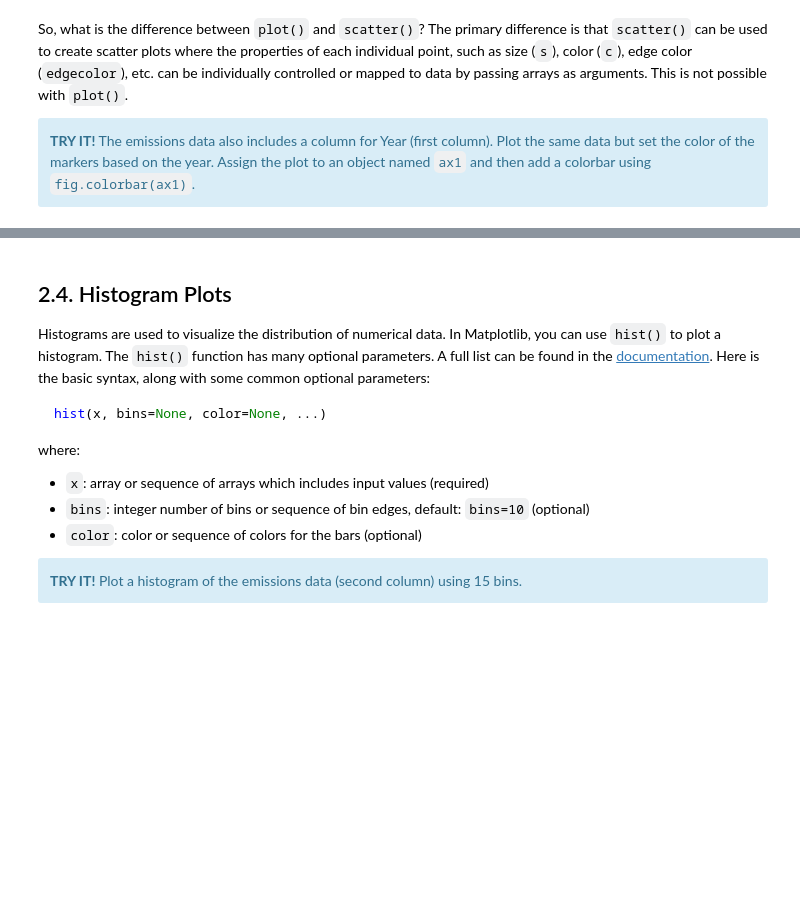
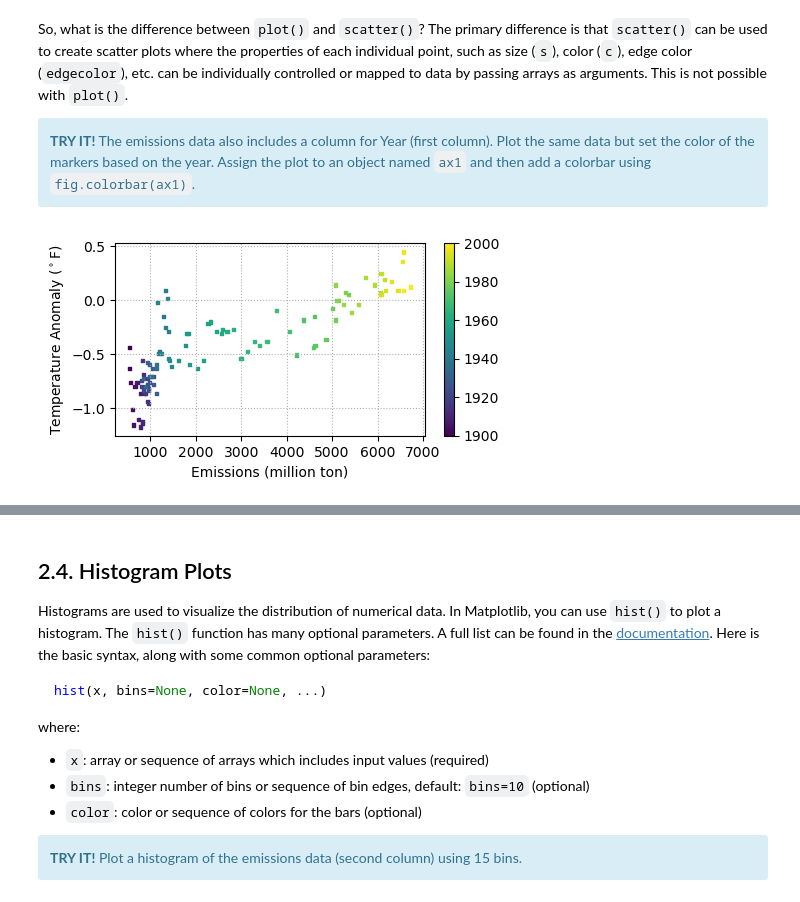
Before and after one commit to engin-7/e7-materials-fa25, a Jupyter notebook: lec/11_plotting_sol.ipynb, the cells around one changed output, grey strips where cells are left out. Cells and saved outputs as stored; diff of their text form; code cells hidden in the pictures; blank space fills up the shorter version.

```diff
--- a/lec/11_plotting_sol.ipynb
+++ b/lec/11_plotting_sol.ipynb
@@ -801,22 +803,24 @@ So, what is the difference between `plot()` and `scatter()`? The primary differe
 # %%
 # create figure and axes
 fig = plt.figure(figsize=(5,2.5))
 ax = plt.axes()
 
 # plot the data and control color based on year
-
+ax1 = ax.scatter(data[:,1], data[:,2], marker='s', s=5, c=data[:, 0])
 
 # control multiple properties
 ax.set(xlabel='Emissions (million ton)', ylabel=r'Temperature Anomaly ($^\circ$F)')
 
 # add grid line
 ax.grid(linestyle=':')
 
 # add colorbar
-
+fig.colorbar(ax1)
 
 # display the figure
 plt.show()
+# %% [output]
+[figure, added]
 # %% [markdown]
 Notice that the color argument `c` is automatically mapped to a color scale (shown above by the `fig.colorbar(ax1)` command, where `fig` is the object name we used to refer to the Figure instance and `ax1` is the object name we used to refer to the container instance that includes the plot). This way, the color of the points can be used to convey information in a very powerful way.
 
```
Also changed, not shown: parts of 12 cells of this notebook.
